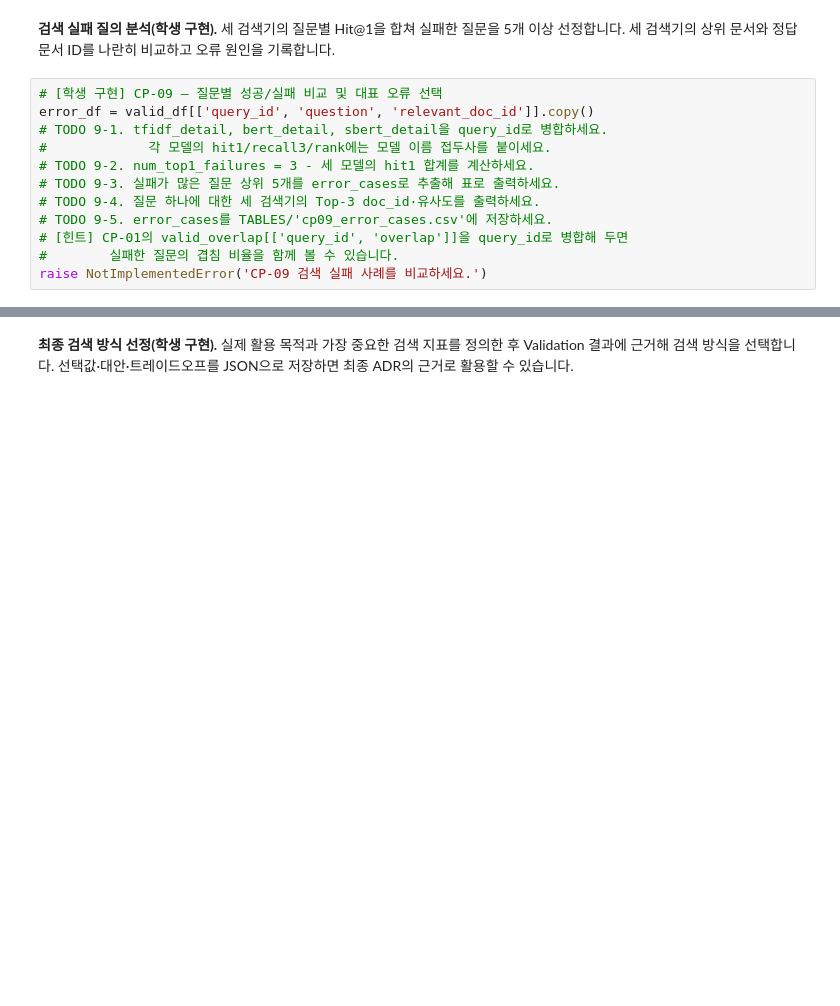
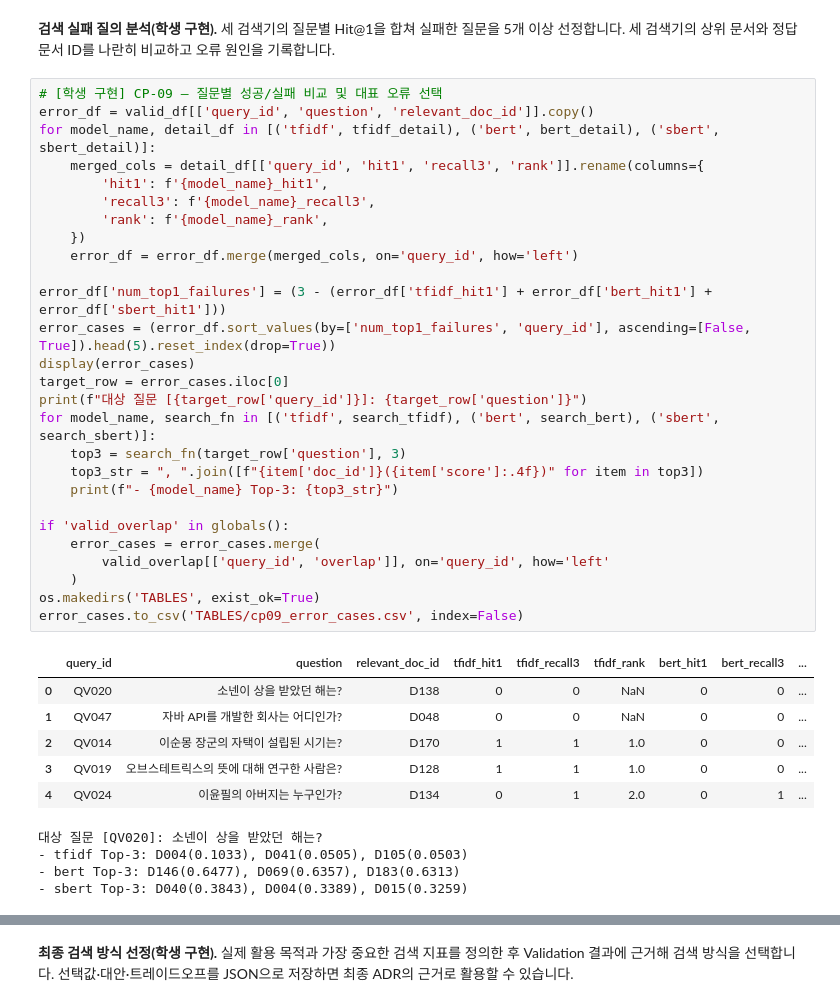
Before and after one commit to lgeew/ai-mini-projects, a Jupyter notebook: mini-project-02/code/NLP_BERT_MiniProject_Student.ipynb, the cells around one changed output, grey strips where cells are left out. Drawn from its saved outputs; the diff is of its cells as text; blank space fills up the shorter version.

```diff
--- a/mini-project-02/code/NLP_BERT_MiniProject_Student.ipynb
+++ b/mini-project-02/code/NLP_BERT_MiniProject_Student.ipynb
@@ -807,15 +807,41 @@ bert: 세 모델 중 검색 순위 지표가 가장 낮음.
 # %%
 # [학생 구현] CP-09 — 질문별 성공/실패 비교 및 대표 오류 선택
 error_df = valid_df[['query_id', 'question', 'relevant_doc_id']].copy()
-# TODO 9-1. tfidf_detail, bert_detail, sbert_detail을 query_id로 병합하세요.
-#             각 모델의 hit1/recall3/rank에는 모델 이름 접두사를 붙이세요.
-# TODO 9-2. num_top1_failures = 3 - 세 모델의 hit1 합계를 계산하세요.
-# TODO 9-3. 실패가 많은 질문 상위 5개를 error_cases로 추출해 표로 출력하세요.
-# TODO 9-4. 질문 하나에 대한 세 검색기의 Top-3 doc_id·유사도를 출력하세요.
-# TODO 9-5. error_cases를 TABLES/'cp09_error_cases.csv'에 저장하세요.
-# [힌트] CP-01의 valid_overlap[['query_id', 'overlap']]을 query_id로 병합해 두면
-#        실패한 질문의 겹침 비율을 함께 볼 수 있습니다.
-raise NotImplementedError('CP-09 검색 실패 사례를 비교하세요.')
+for model_name, detail_df in [('tfidf', tfidf_detail), ('bert', bert_detail), ('sbert', sbert_detail)]:
+    merged_cols = detail_df[['query_id', 'hit1', 'recall3', 'rank']].rename(columns={
+        'hit1': f'{model_name}_hit1',
+        'recall3': f'{model_name}_recall3',
+        'rank': f'{model_name}_rank',
+    })
+    error_df = error_df.merge(merged_cols, on='query_id', how='left')
+
+error_df['num_top1_failures'] = (3 - (error_df['tfidf_hit1'] + error_df['bert_hit1'] + error_df['sbert_hit1']))
+error_cases = (error_df.sort_values(by=['num_top1_failures', 'query_id'], ascending=[False, True]).head(5).reset_index(drop=True))
+display(error_cases)
+target_row = error_cases.iloc[0]
+print(f"대상 질문 [{target_row['query_id']}]: {target_row['question']}")
+for model_name, search_fn in [('tfidf', search_tfidf), ('bert', search_bert), ('sbert', search_sbert)]:
+    top3 = search_fn(target_row['question'], 3)
+    top3_str = ", ".join([f"{item['doc_id']}({item['score']:.4f})" for item in top3])
+    print(f"- {model_name} Top-3: {top3_str}")
+
+if 'valid_overlap' in globals():
+    error_cases = error_cases.merge(
+        valid_overlap[['query_id', 'overlap']], on='query_id', how='left'
+    )
+os.makedirs('TABLES', exist_ok=True)
+error_cases.to_csv('TABLES/cp09_error_cases.csv', index=False)
+# %% [output]
+|  | query_id | question | relevant_doc_id | tfidf_hit1 | tfidf_recall3 | tfidf_rank | bert_hit1 | bert_recall3 | ... |
+| 0 | QV020 | 소넨이 상을 받았던 해는? | D138 | 0 | 0 | NaN | 0 | 0 | ... |
+| 1 | QV047 | 자바 API를 개발한 회사는 어디인가? | D048 | 0 | 0 | NaN | 0 | 0 | ... |
+| 2 | QV014 | 이순몽 장군의 자택이 설립된 시기는? | D170 | 1 | 1 | 1.0 | 0 | 0 | ... |
+| 3 | QV019 | 오브스테트릭스의 뜻에 대해 연구한 사람은? | D128 | 1 | 1 | 1.0 | 0 | 0 | ... |
+| 4 | QV024 | 이윤필의 아버지는 누구인가? | D134 | 0 | 1 | 2.0 | 0 | 1 | ... |
+대상 질문 [QV020]: 소넨이 상을 받았던 해는?
+- tfidf Top-3: D004(0.1033), D041(0.0505), D105(0.0503)
+- bert Top-3: D146(0.6477), D069(0.6357), D183(0.6313)
+- sbert Top-3: D040(0.3843), D004(0.3389), D015(0.3259)
 # %% [markdown]
 **[기록] 결과 해석 — CP-09**
 
```
Also changed, not shown: parts of 2 cells of this notebook.
